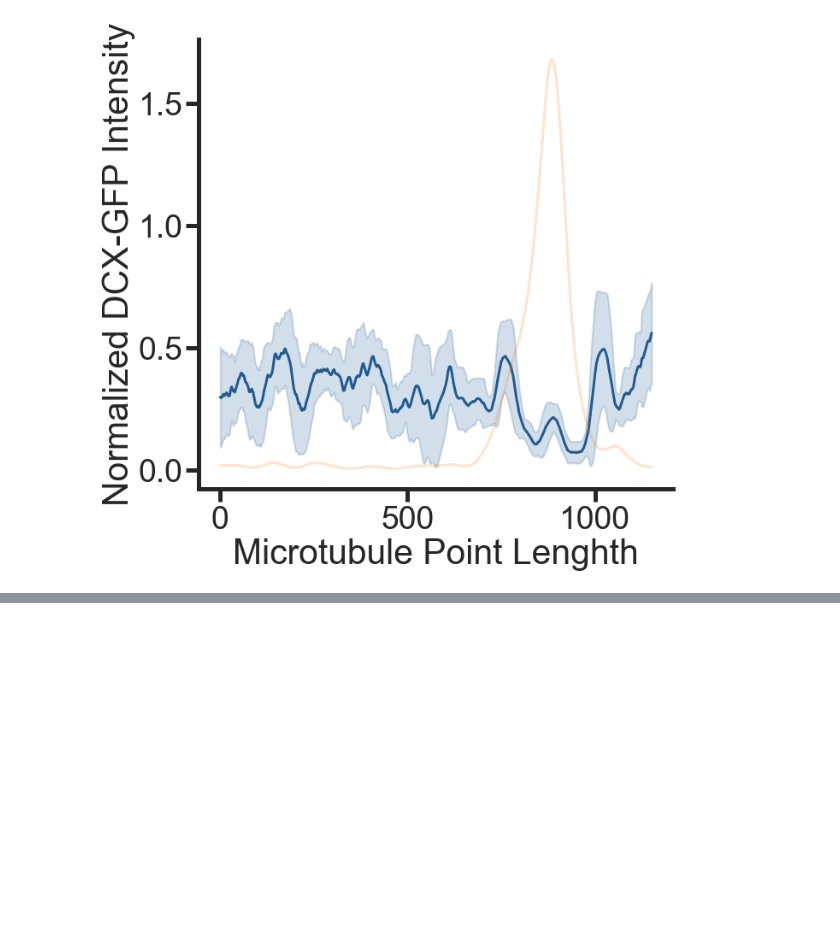
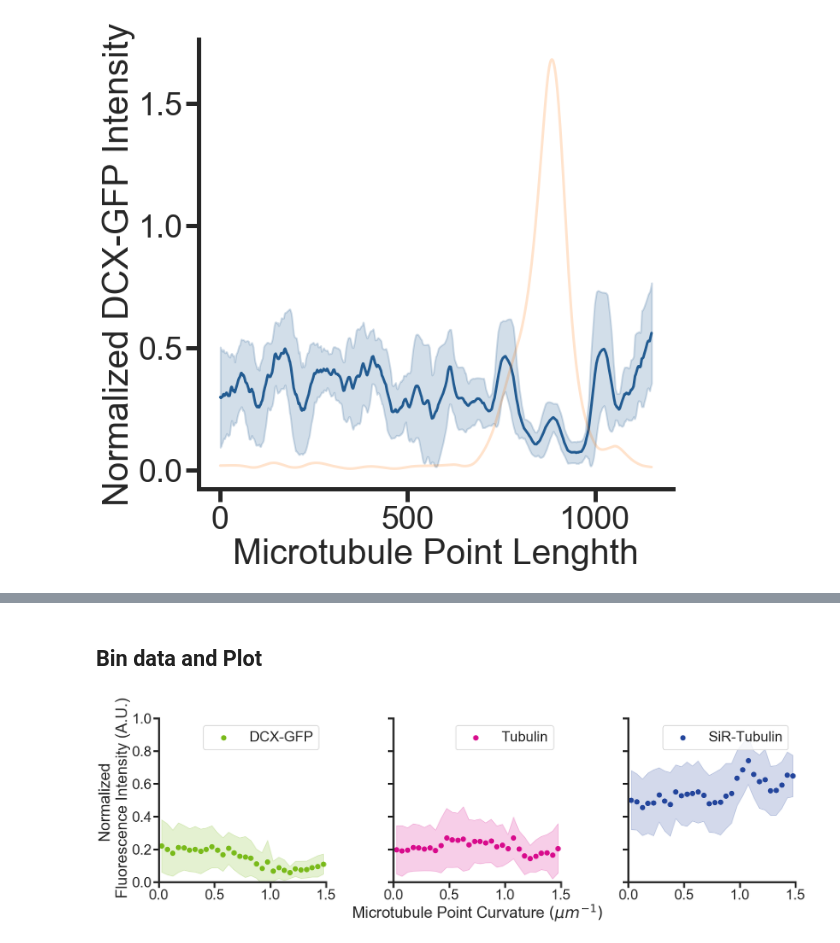
Before and after one commit to sofiacruzt/sofia-brouhardlab, a Jupyter notebook: curvature_taxol/curvature.ipynb, the cells around one changed output, grey strips where cells are left out. Drawn from its saved outputs; the diff is of its cells as text; code cells hidden in the pictures; blank space fills up the shorter version.

```diff
--- a/curvature_taxol/curvature.ipynb
+++ b/curvature_taxol/curvature.ipynb
@@ -384 +456,3 @@ plt.savefig(path/('curvature_dcx_'+date_today+'.svg'))
+# %% [markdown]
+## Bin data and Plot ##
 # %%
@@ -390,6 +464,50 @@ data_interval_std = data.groupby(pd.cut(data['Point Curvature (um-1) Rolling'],
 # %%
 data_interval_mean['Bin Center'] =np.arange(binsize, limX+binsize, binsize)-binsize/2
 data_interval_std['Bin Center'] =np.arange(binsize, limX+binsize, binsize)-binsize/2
+# %%
+DataLabel = [['DCX-GFP'],['Tubulin'],['SiR-Tubulin']]
+channels=['Green','Red','Blue']
+colors=[green,magenta,blue]
+gs = fig.add_gridspec(1, 3, hspace=0, wspace=0)
+fig, ax = plt.subplots(1,3,figsize=(27,9), sharey=True)
+
+count = 0
+for i in np.arange(len(ax)):
+
+    x = data_interval_mean['Bin Center'].values
+    channel = channels[count]
+    mean = data_interval_mean[channel+' Intensity Normalized'].values
+    std = data_interval_std[channel+' Intensity Normalized'].values
+    color = colors[count]
+    ax[i].scatter(x, mean, color=color)
+    ax[i].fill_between(x, mean - std, mean + std, color=color, alpha=0.2)
+    ax[i].set_ylim(0,1)
+    ax[i].set_xlim(0,1.5)
+
+    ax[i].spines['left'].set_lw(5)
+    ax[i].spines['bottom'].set_lw(5)
+    ax[i].tick_params(axis='both', width = 5, length = 15)
+
+    ax[i].legend(DataLabel[i],loc='upper right')
+
+    count += 1
+
+
+ax[0].set_ylabel('Normalized \n Fluorescence Intensity (A.U.)')
+ax[1].set_xlabel('Microtubule Point Curvature '  r'$(\mu m ^{-1})$')
+
+#fig.supxlabel('Microtubule Point Curvature ' r'$(\mu m ^{-1})$')
+
+sns.set_style("ticks")
+sns.despine()
+
+sns.set_context("poster", font_scale=1.7, rc={"lines.linewidth":3.0})
+
+plt.tight_layout()
+
+plt.savefig(path/('curvature_dcx_'+date_today+'.svg'))
+# %% [output]
+[figure, added]
 # %%
 DataLabel = [['DCX-GFP'],['Tubulin'],['SiR-Tubulin']]
 channels=['Green','Red','Blue']
```
Also changed, not shown: parts of 8 cells of this notebook.
